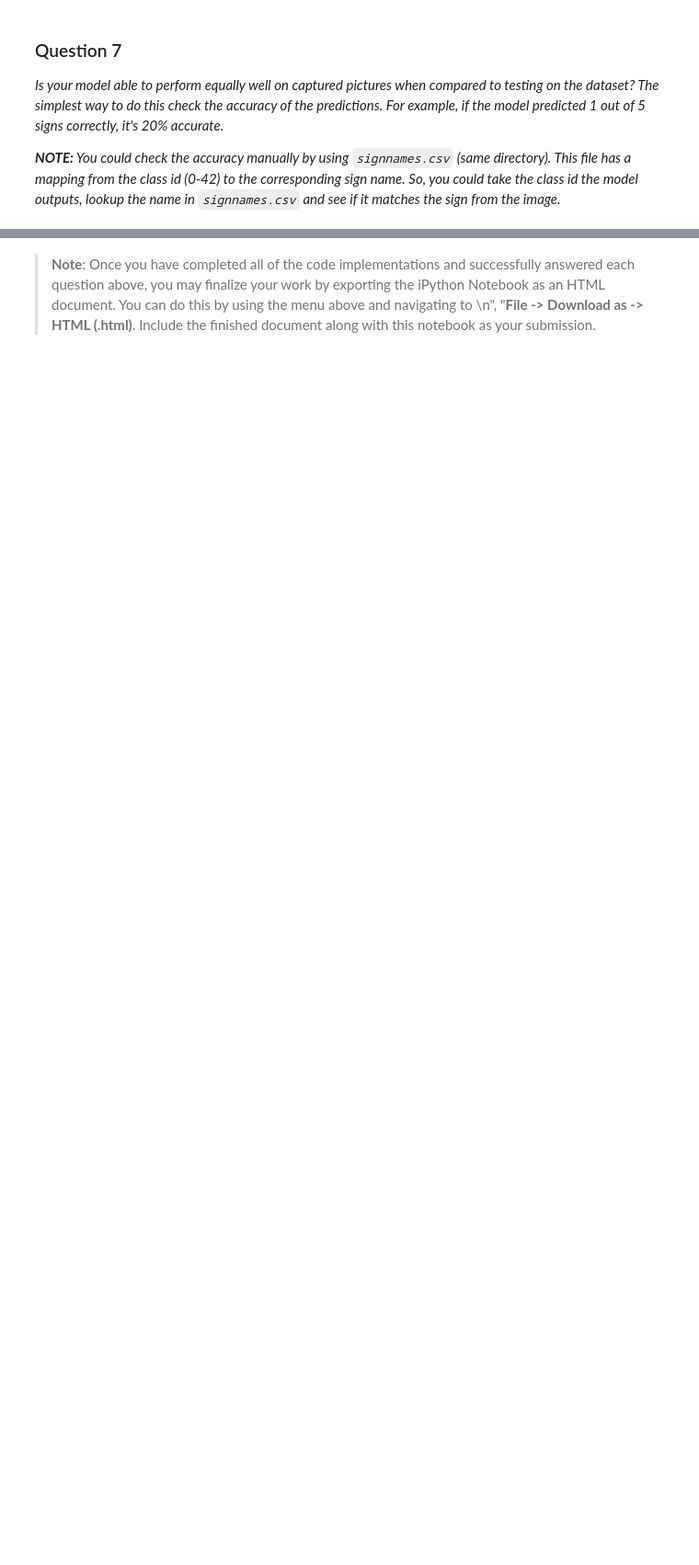
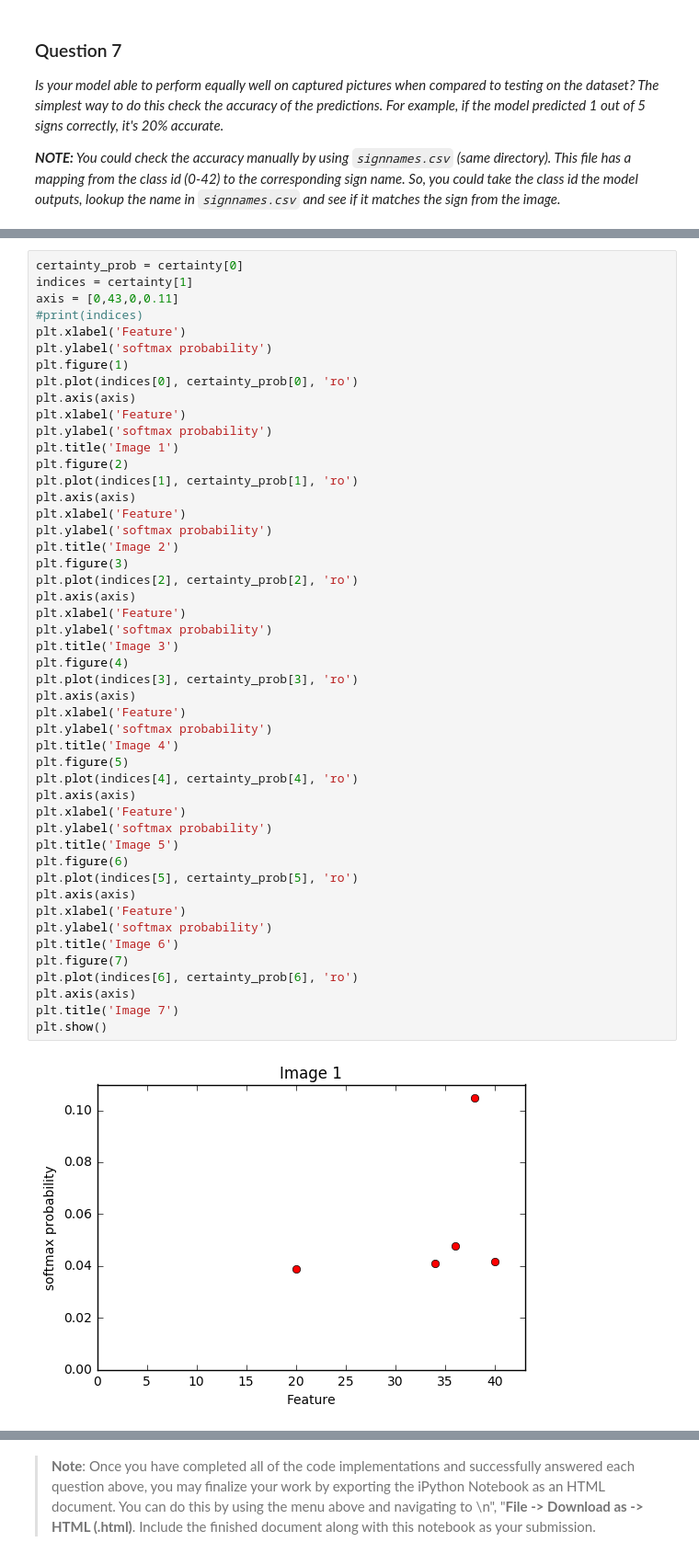
Before and after one commit to pcarney8/carnd, a Jupyter notebook: Traffic_Sign_Classifier.ipynb, the cells around one changed output, grey strips where cells are left out. Shown at 92% size. Drawn from its saved outputs; the diff is of its cells as text; blank space fills up the shorter version.

```diff
--- a/Traffic_Sign_Classifier.ipynb
+++ b/Traffic_Sign_Classifier.ipynb
@@ -421,0 +430,50 @@ TopKV2(values=array([[ 0.05362115,  0.05122408,  0.04829621,  0.03863091,  0.038
+# %%
+certainty_prob = certainty[0]
+indices = certainty[1]
+axis = [0,43,0,0.11]
+#print(indices)
+plt.xlabel('Feature')
+plt.ylabel('softmax probability')
+plt.figure(1)
+plt.plot(indices[0], certainty_prob[0], 'ro')
+plt.axis(axis)
+plt.xlabel('Feature')
+plt.ylabel('softmax probability')
+plt.title('Image 1')
+plt.figure(2)
+plt.plot(indices[1], certainty_prob[1], 'ro')
+plt.axis(axis)
+plt.xlabel('Feature')
+plt.ylabel('softmax probability')
+plt.title('Image 2')
+plt.figure(3)
+plt.plot(indices[2], certainty_prob[2], 'ro')
+plt.axis(axis)
+plt.xlabel('Feature')
+plt.ylabel('softmax probability')
+plt.title('Image 3')
+plt.figure(4)
+plt.plot(indices[3], certainty_prob[3], 'ro')
+plt.axis(axis)
+plt.xlabel('Feature')
+plt.ylabel('softmax probability')
+plt.title('Image 4')
+plt.figure(5)
+plt.plot(indices[4], certainty_prob[4], 'ro')
+plt.axis(axis)
+plt.xlabel('Feature')
+plt.ylabel('softmax probability')
+plt.title('Image 5')
+plt.figure(6)
+plt.plot(indices[5], certainty_prob[5], 'ro')
+plt.axis(axis)
+plt.xlabel('Feature')
+plt.ylabel('softmax probability')
+plt.title('Image 6')
+plt.figure(7)
+plt.plot(indices[6], certainty_prob[6], 'ro')
+plt.axis(axis)
+plt.title('Image 7')
+plt.show()
+# %% [output]
+[figure, added]
```
Also changed, not shown: parts of 10 cells of this notebook.
